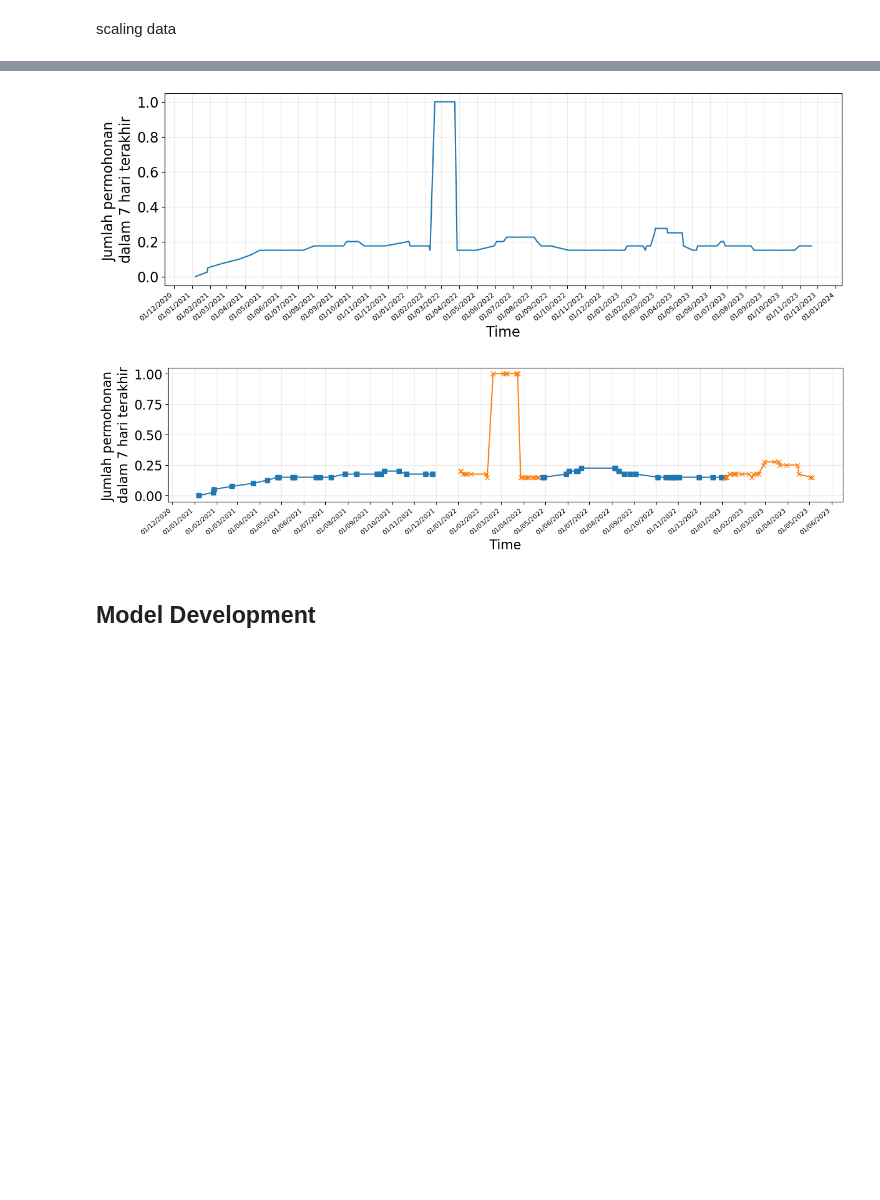
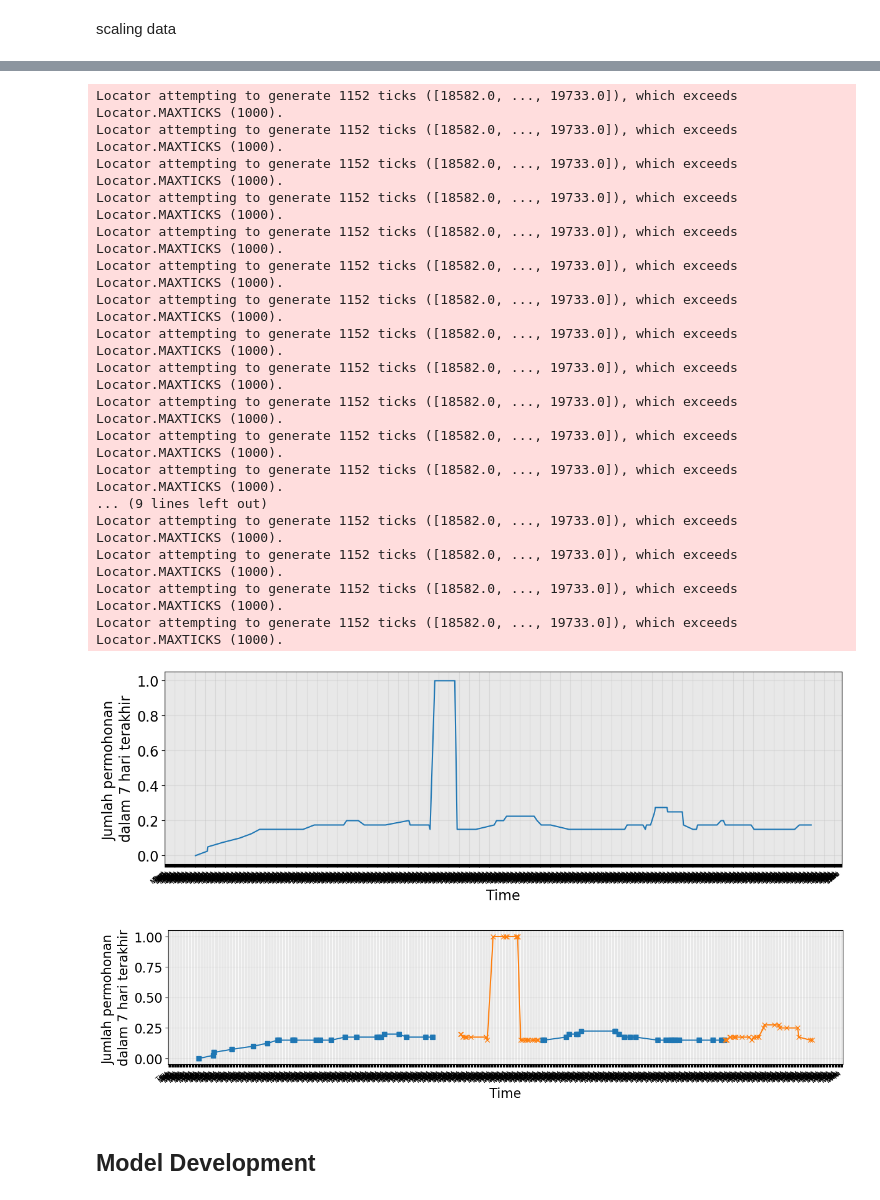
Before and after one commit to anajesset/tugas-akhirr, a Jupyter notebook: g_lstm.ipynb, the cells around one changed output, grey strips where cells are left out. Cells and saved outputs as stored; diff of their text form; code cells hidden in the pictures; blank space fills up the shorter version.

```diff
--- a/g_lstm.ipynb
+++ b/g_lstm.ipynb
@@ -458,21 +462,38 @@ dataset["train_scale_df_g"]
 # %%
 num_of_rows = 200
 train_scale_df_g_selected = dataset["train_scale_df_g"]
 plot_time_series(train_scale_df_g_selected.iloc[:num_of_rows]["Tgl. Mohon"],
-                  train_scale_df_g_selected.iloc[:num_of_rows]["rolling_count_7d"],
+                  train_scale_df_g_selected.iloc[:num_of_rows]["rolling_7days"],
                   ylabel="Jumlah permohonan \ndalam 7 hari terakhir",
-                  use_weekday_locator=False, use_year_locator=True,)
+                  use_weekday_locator=True, use_year_locator=False)
 # %% [output]
+Locator attempting to generate 1152 ticks ([18582.0, ..., 19733.0]), which exceeds Locator.MAXTICKS (1000).
+Locator attempting to generate 1152 ticks ([18582.0, ..., 19733.0]), which exceeds Locator.MAXTICKS (1000).
+Locator attempting to generate 1152 ticks ([18582.0, ..., 19733.0]), which exceeds Locator.MAXTICKS (1000).
+Locator attempting to generate 1152 ticks ([18582.0, ..., 19733.0]), which exceeds Locator.MAXTICKS (1000).
+Locator attempting to generate 1152 ticks ([18582.0, ..., 19733.0]), which exceeds Locator.MAXTICKS (1000).
+Locator attempting to generate 1152 ticks ([18582.0, ..., 19733.0]), which exceeds Locator.MAXTICKS (1000).
+Locator attempting to generate 1152 ticks ([18582.0, ..., 19733.0]), which exceeds Locator.MAXTICKS (1000).
+Locator attempting to generate 1152 ticks ([18582.0, ..., 19733.0]), which exceeds Locator.MAXTICKS (1000).
+Locator attempting to generate 1152 ticks ([18582.0, ..., 19733.0]), which exceeds Locator.MAXTICKS (1000).
+Locator attempting to generate 1152 ticks ([18582.0, ..., 19733.0]), which exceeds Locator.MAXTICKS (1000).
+Locator attempting to generate 1152 ticks ([18582.0, ..., 19733.0]), which exceeds Locator.MAXTICKS (1000).
+Locator attempting to generate 1152 ticks ([18582.0, ..., 19733.0]), which exceeds Locator.MAXTICKS (1000).
+... (9 lines left out)
+Locator attempting to generate 1152 ticks ([18582.0, ..., 19733.0]), which exceeds Locator.MAXTICKS (1000).
+Locator attempting to generate 1152 ticks ([18582.0, ..., 19733.0]), which exceeds Locator.MAXTICKS (1000).
+Locator attempting to generate 1152 ticks ([18582.0, ..., 19733.0]), which exceeds Locator.MAXTICKS (1000).
+Locator attempting to generate 1152 ticks ([18582.0, ..., 19733.0]), which exceeds Locator.MAXTICKS (1000).
-[figure, old version]
+[figure, new version]
 # %%
 num_of_rows = 200
 train_scale_df_g_selected = dataset["train_scale_df_g"]
 plot_time_series_data_window(train_scale_df_g_selected.iloc[:num_of_rows]["Tgl. Mohon"],
-                  train_scale_df_g_selected.iloc[:num_of_rows]["rolling_count_7d"],
+                  train_scale_df_g_selected.iloc[:num_of_rows]["rolling_7days"],
                   ylabel="Jumlah permohonan \ndalam 7 hari terakhir", figsize=(15, 3),
-                  use_weekday_locator=False, use_year_locator=True,)
+                  use_weekday_locator=True, use_year_locator=False)
 # %% [output]
-[figure, old version]
+[figure, new version]
 # %% [markdown]
 ## Model Development
 # %%
```
Also changed, not shown: parts of 13 cells of this notebook, 23 other files.
